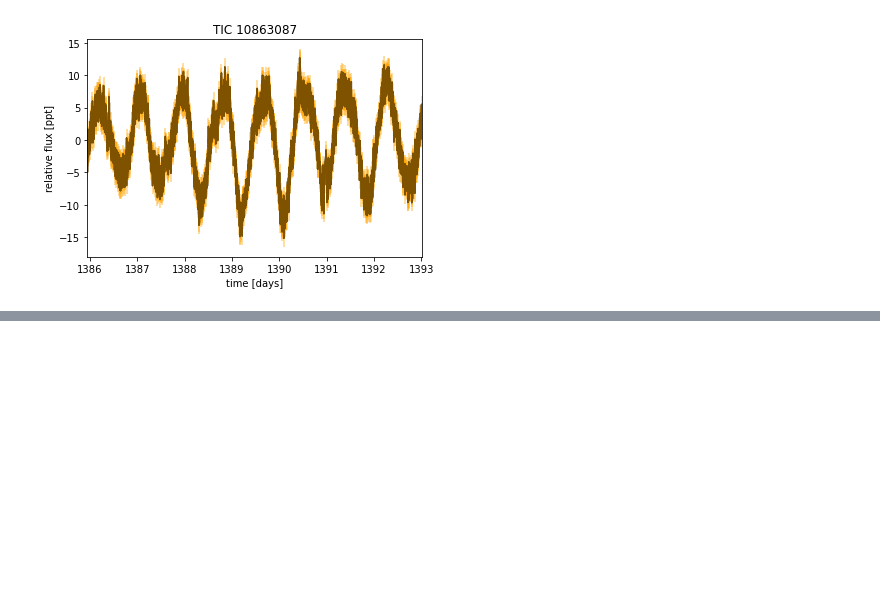
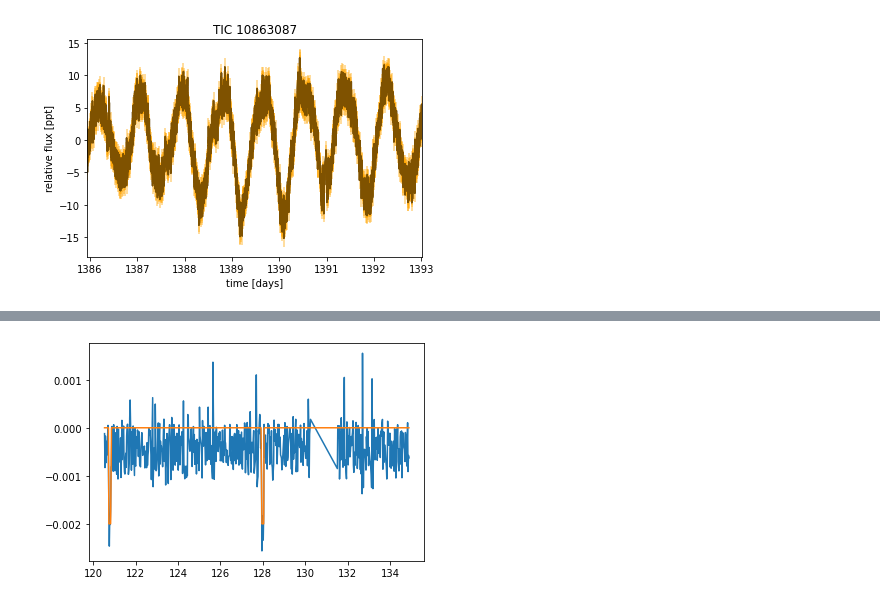
Before and after one commit to catrionamurray/chromatic_fitting, a Jupyter notebook: add_gp_model.ipynb, the cells around one changed output, grey strips where cells are left out. Saved outputs shown, nothing was run; the diff lists cells and outputs as text; code cells hidden in the pictures; blank space fills up the shorter version.

```diff
--- a/add_gp_model.ipynb
+++ b/add_gp_model.ipynb
@@ -424,3 +429,22 @@ plot_light_curve(cm.data.time.to_value("day"), cm.data.flux[0,:], ytransit, ygp,
+# %%
+gp_model_sampled, transit_model_sampled = [], []
+j, k = 0, 0
+for i in cm.summary.index:
+#     print(i)
+    if i == f"wavelength_0_gp_pred[{j}]":
+        gp_model_sampled.append(cm.summary.loc[f"wavelength_0_gp_pred[{j}]"]['mean'])
+        j += 1
+    if i == f"transit_model_w0[{k}]":
+        transit_model_sampled.append(cm.summary.loc[f"transit_model_w0[{k}]"]['mean'])
+        k += 1
+# %%
+# gp_model_sampled
+plt.plot(cm.data.time, cm.data.flux[0,:] - (gp_model_sampled+ cm.summary['mean']['transit_baseline']));
+plt.plot(cm.data.time, transit_model_sampled - cm.summary['mean']['transit_baseline']);
+# plt.plot(cm.data.time, cm.data.flux[0,:])
+# plt.plot
+# %% [output]
+[figure, added]
 # %%
 # Plot the folded transit
 fig, ax = plt.subplots(figsize=(10, 5))
```
Also changed, not shown: parts of 20 cells of this notebook.
